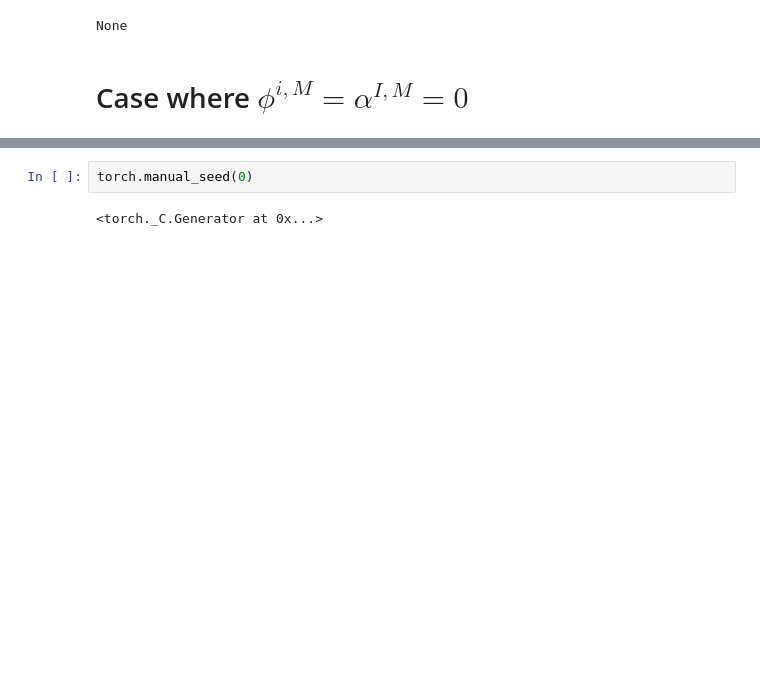
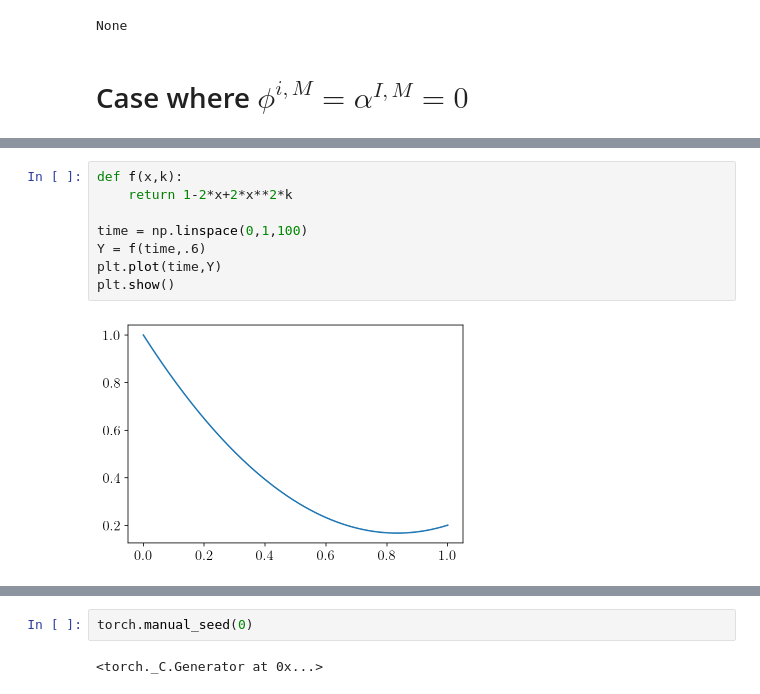
Before and after one commit to AdrienMathieu-eng/Nash-Equilibrium-, a Jupyter notebook: v2_FBSDE_nash.ipynb, the cells around one changed output, grey strips where cells are left out. Cells and saved outputs as stored; diff of their text form; blank space fills up the shorter version.

```diff
--- a/v2_FBSDE_nash.ipynb
+++ b/v2_FBSDE_nash.ipynb
@@ -653,3 +709,13 @@ None
+# %%
+def f(x,k):
+    return 1-2*x+2*x**2*k
+
+time = np.linspace(0,1,100)
+Y = f(time,.6)
+plt.plot(time,Y)
+plt.show()
+# %% [output]
+[figure, added]
 # %%
 def comput():
     time = [i * T / N for i in range(N+1)]
```
Also changed, not shown: parts of 10 cells of this notebook.
